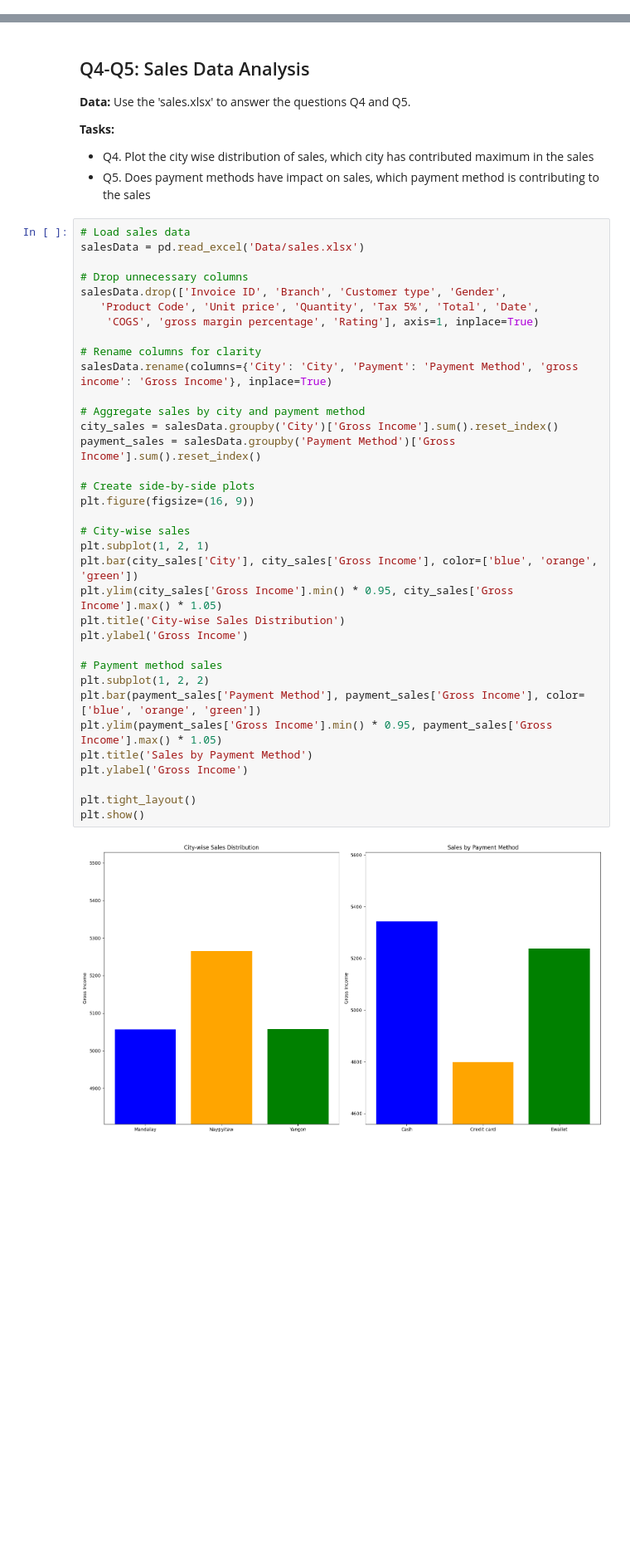
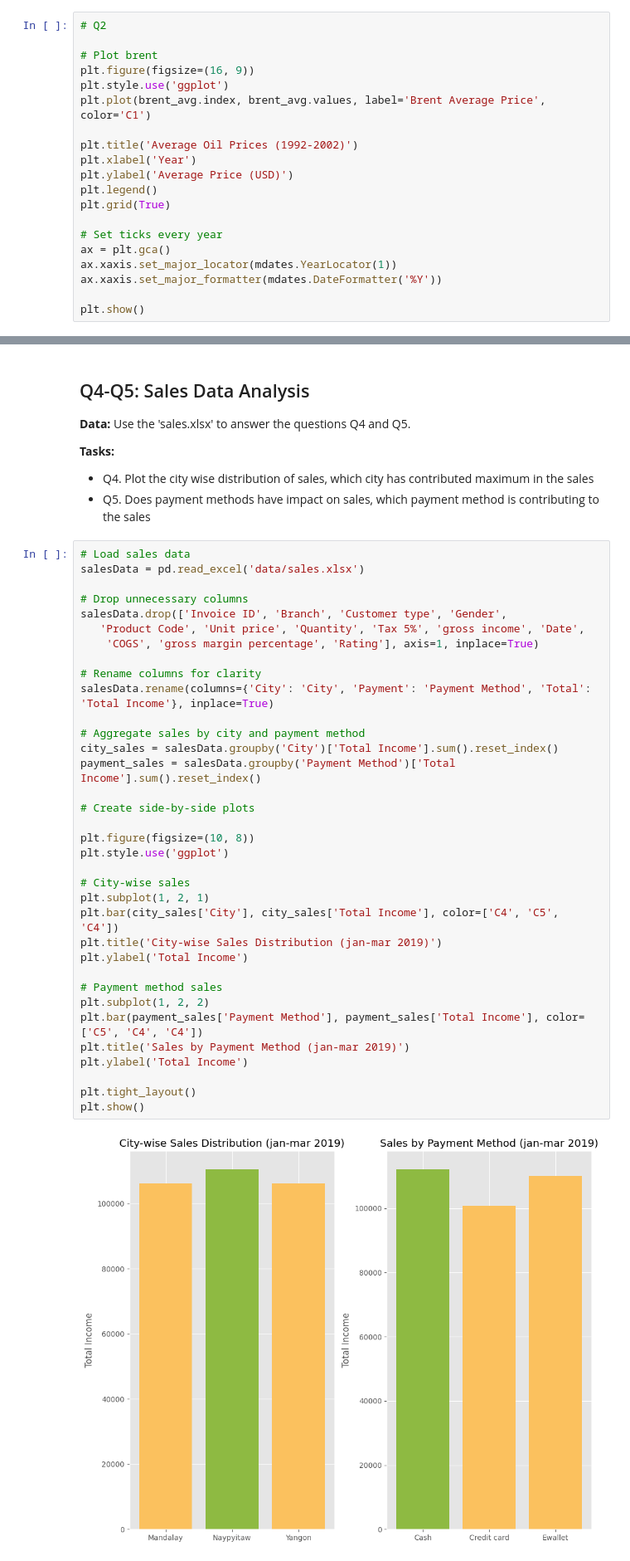
Before and after one commit to SimonRuskola/D7055E_Assignments, a Jupyter notebook: Assignment_1/main.ipynb, the cells around one changed output, grey strips where cells are left out. Shown at 83% size. Saved outputs shown, nothing was run; the diff lists cells and outputs as text; blank space fills up the shorter version.

```diff
--- a/Assignment_1/main.ipynb
+++ b/Assignment_1/main.ipynb
@@ -25,0 +68,20 @@ from PIL import Image, ImageEnhance, ImageFilter, ImageOps
+# %%
+# Q2
+
+# Plot brent
+plt.figure(figsize=(16, 9))
+plt.style.use('ggplot')
+plt.plot(brent_avg.index, brent_avg.values, label='Brent Average Price', color='C1')
+
+plt.title('Average Oil Prices (1992-2002)')
+plt.xlabel('Year')
+plt.ylabel('Average Price (USD)')
+plt.legend()
+plt.grid(True)
+
+# Set ticks every year
+ax = plt.gca()
+ax.xaxis.set_major_locator(mdates.YearLocator(1))
+ax.xaxis.set_major_formatter(mdates.DateFormatter('%Y'))
+
+plt.show()
@@ -77,41 +150,41 @@ plt.show()
 - Q5. Does payment methods have impact on sales, which payment method is contributing to the sales
 # %%
 # Load sales data
-salesData = pd.read_excel('Data/sales.xlsx')
+salesData = pd.read_excel('data/sales.xlsx')
 
 # Drop unnecessary columns
 salesData.drop(['Invoice ID', 'Branch', 'Customer type', 'Gender',
-   'Product Code', 'Unit price', 'Quantity', 'Tax 5%', 'Total', 'Date',
+   'Product Code', 'Unit price', 'Quantity', 'Tax 5%', 'gross income', 'Date',
     'COGS', 'gross margin percentage', 'Rating'], axis=1, inplace=True)
 
 # Rename columns for clarity
-salesData.rename(columns={'City': 'City', 'Payment': 'Payment Method', 'gross income': 'Gross Income'}, inplace=True)
+salesData.rename(columns={'City': 'City', 'Payment': 'Payment Method', 'Total': 'Total Income'}, inplace=True)
 
 # Aggregate sales by city and payment method
-city_sales = salesData.groupby('City')['Gross Income'].sum().reset_index()
-payment_sales = salesData.groupby('Payment Method')['Gross Income'].sum().reset_index()
+city_sales = salesData.groupby('City')['Total Income'].sum().reset_index()
+payment_sales = salesData.groupby('Payment Method')['Total Income'].sum().reset_index()
 
 # Create side-by-side plots
-plt.figure(figsize=(16, 9))
+
+plt.figure(figsize=(10, 8))
+plt.style.use('ggplot')
 
 # City-wise sales
 plt.subplot(1, 2, 1)
-plt.bar(city_sales['City'], city_sales['Gross Income'], color=['blue', 'orange', 'green'])
-plt.ylim(city_sales['Gross Income'].min() * 0.95, city_sales['Gross Income'].max() * 1.05)
-plt.title('City-wise Sales Distribution')
-plt.ylabel('Gross Income')
+plt.bar(city_sales['City'], city_sales['Total Income'], color=['C4', 'C5', 'C4'])
+plt.title('City-wise Sales Distribution (jan-mar 2019)')
+plt.ylabel('Total Income')
 
 # Payment method sales
 plt.subplot(1, 2, 2)
-plt.bar(payment_sales['Payment Method'], payment_sales['Gross Income'], color=['blue', 'orange', 'green'])
-plt.ylim(payment_sales['Gross Income'].min() * 0.95, payment_sales['Gross Income'].max() * 1.05)
-plt.title('Sales by Payment Method')
-plt.ylabel('Gross Income')
+plt.bar(payment_sales['Payment Method'], payment_sales['Total Income'], color=['C5', 'C4', 'C4'])
+plt.title('Sales by Payment Method (jan-mar 2019)')
+plt.ylabel('Total Income')
 
 plt.tight_layout()
 plt.show()
 # %% [output]
-[figure, old version]
+[figure, new version]
 # %% [markdown]
 ## Q6: Image Colormaps
 
```
Also changed, not shown: parts of 7 cells of this notebook.
